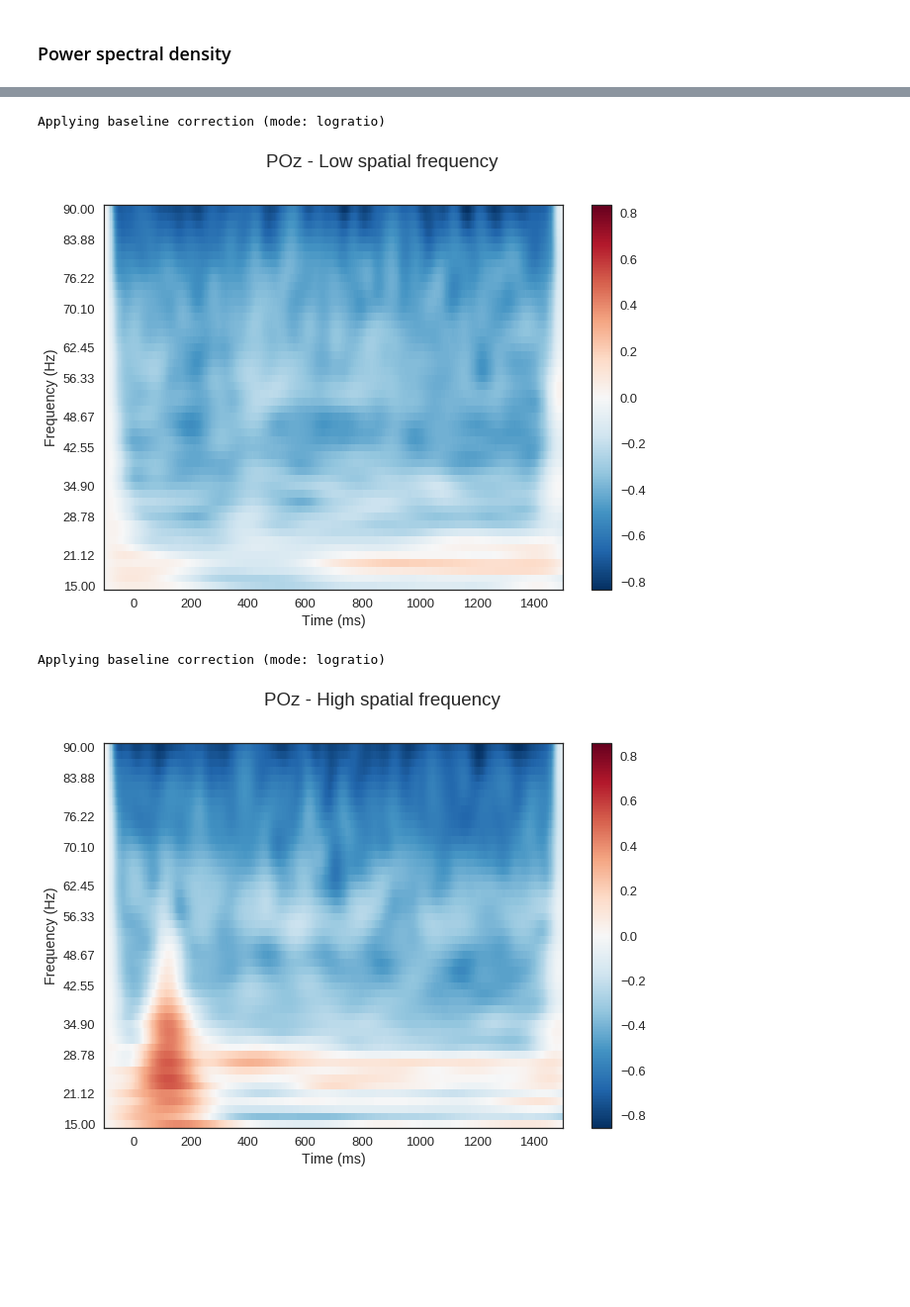
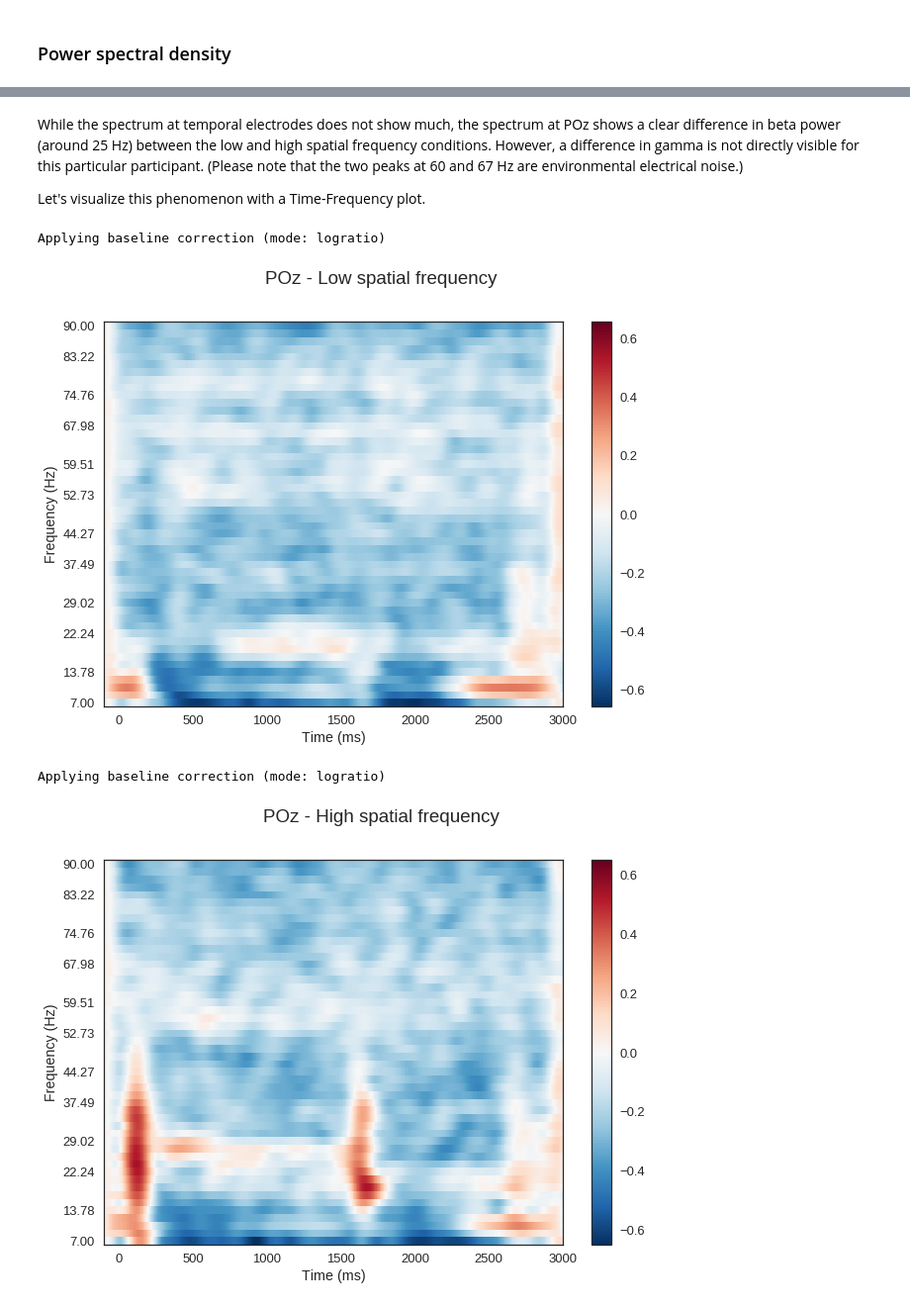
Before and after one commit to alexandrebarachant/muse-lsl, a Jupyter notebook: notebooks/Spatial Frequency Task with Muse.ipynb, the cells around one changed output, grey strips where cells are left out. Shown at 99% size. Drawn from its saved outputs; the diff is of its cells as text; code cells hidden in the pictures; blank space fills up the shorter version.

```diff
--- a/notebooks/Spatial Frequency Task with Muse.ipynb
+++ b/notebooks/Spatial Frequency Task with Muse.ipynb
@@ -119,10 +126,10 @@ Oscillatory activity in the beta and gamma bands is expected during the presenta
 # %%
-# Extract epochs
+# Extract epochs covering a entire trial (~3 s)
 events = find_events(raw)
 event_id = {'Low': 1, 'High': 2}
 
 epochs = Epochs(raw, events=events, event_id=event_id,
-                tmin=-0.1, tmax=1.7, baseline=None,
+                tmin=-0.1, tmax=3, baseline=None,
                 reject={'eeg': 100e-6}, preload=True,
                 verbose=False, picks=[0, 1, 2, 3, 4])
 # %% [output]
@@ -170,18 +178,22 @@ Effective window size : 4.016 (s)
+# %% [markdown]
+While the spectrum at temporal electrodes does not show much, the spectrum at POz shows a clear difference in beta power (around 25 Hz) between the low and high spatial frequency conditions. However, a difference in gamma is not directly visible for this particular participant. (Please note that the two peaks at 60 and 67 Hz are environmental electrical noise.)
+
+Let's visualize this phenomenon with a Time-Frequency plot.
 # %%
 from mne.time_frequency import tfr_morlet
 
-frequencies = np.linspace(15, 90, num=50)
-tfr, itc = tfr_morlet(epochs['Low'], freqs=frequencies,
-                      n_cycles=15, return_itc=True)
+freqs = np.linspace(7, 90, num=50)
+tfr, itc = tfr_morlet(epochs['Low'], freqs=freqs,
+                      n_cycles=freqs/2, return_itc=True)
 tfr.plot(picks=[4], baseline=(-0.5, -0.1), mode='logratio',
          title='POz - Low spatial frequency');
 
-tfr, itc = tfr_morlet(epochs['High'], freqs=frequencies,
-                      n_cycles=15, return_itc=True)
+tfr, itc = tfr_morlet(epochs['High'], freqs=freqs,
+                      n_cycles=freqs/2, return_itc=True)
 tfr.plot(picks=[4], baseline=(-0.5, -0.1), mode='logratio',
          title='POz - High spatial frequency');
 # %% [output]
 Applying baseline correction (mode: logratio)
-[figure, old version]
+[figure, new version]
 Applying baseline correction (mode: logratio)
-[figure, old version]
+[figure, new version]
```
Also changed, not shown: parts of 17 cells of this notebook, 24 other files.
